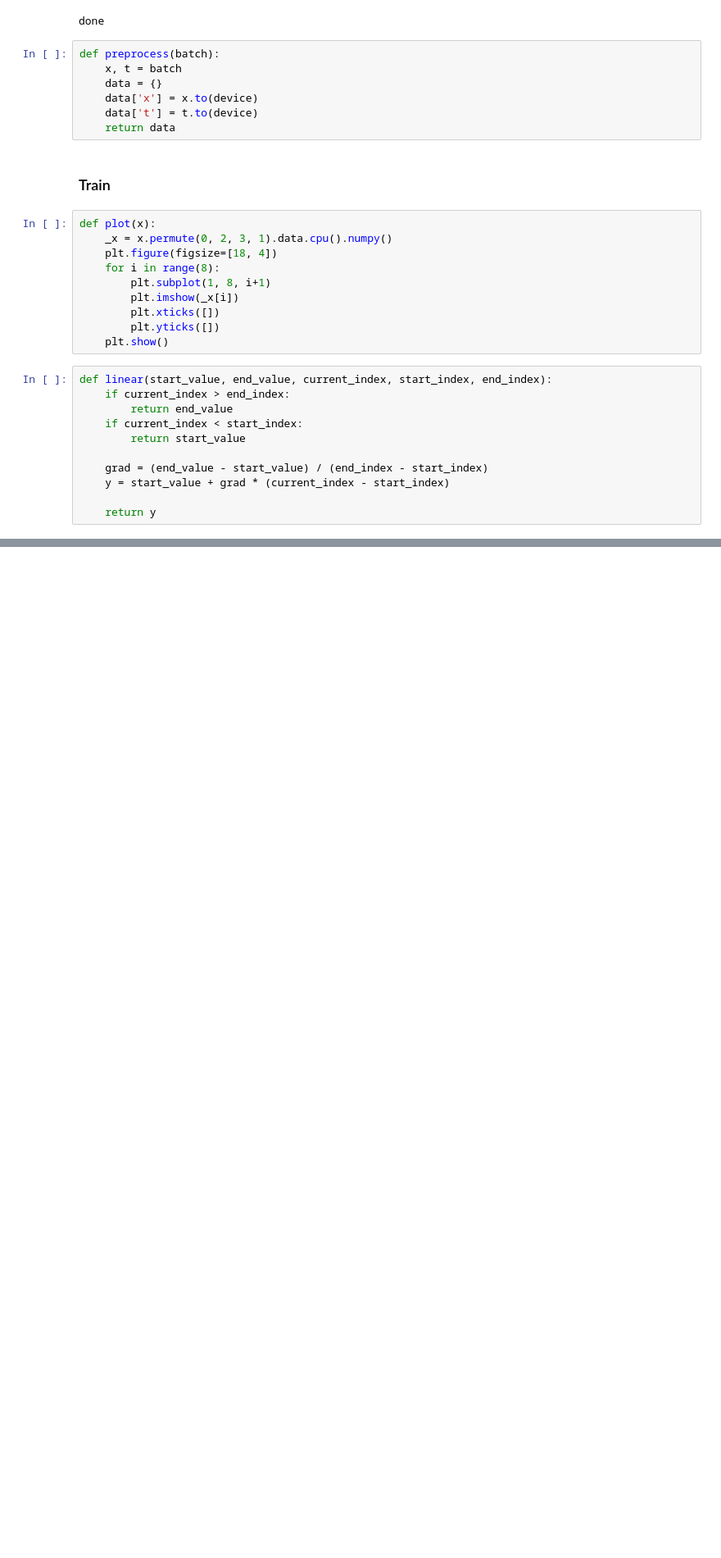
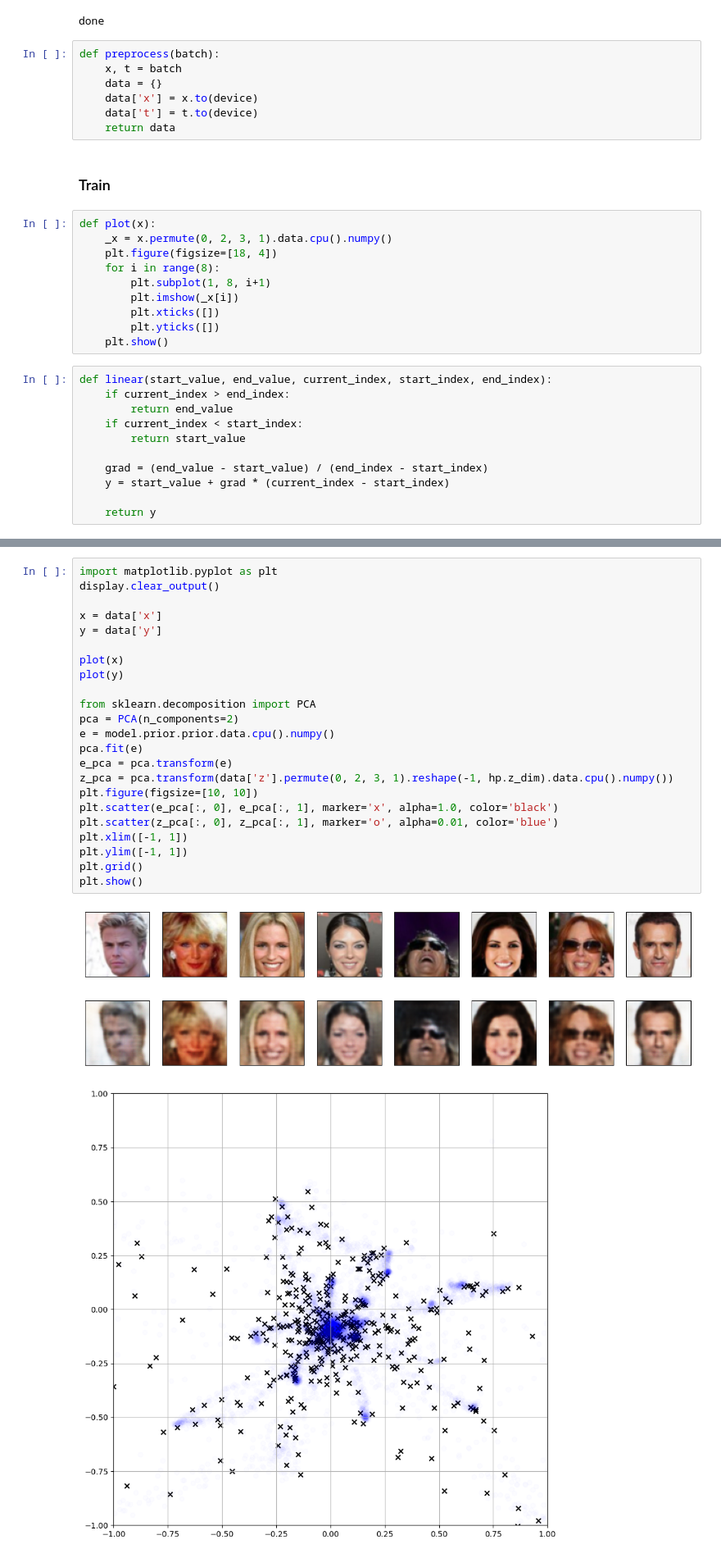
Before and after one commit to scpark20/lse, a Jupyter notebook: train_dalle/train01.28-1_1e-1.ipynb, the cells around one changed output, grey strips where cells are left out. Shown at 82% size. Saved outputs shown, nothing was run; the diff lists cells and outputs as text; blank space fills up the shorter version.

```diff
--- a/train_dalle/train01.28-1_1e-1.ipynb
+++ b/train_dalle/train01.28-1_1e-1.ipynb
@@ -276,0 +276,27 @@ print('done')
+# %%
+import matplotlib.pyplot as plt
+display.clear_output()
+
+x = data['x']
+y = data['y']
+
+plot(x)
+plot(y)
+
+from sklearn.decomposition import PCA
+pca = PCA(n_components=2)
+e = model.prior.prior.data.cpu().numpy()
+pca.fit(e)
+e_pca = pca.transform(e)
+z_pca = pca.transform(data['z'].permute(0, 2, 3, 1).reshape(-1, hp.z_dim).data.cpu().numpy())
+plt.figure(figsize=[10, 10])
+plt.scatter(e_pca[:, 0], e_pca[:, 1], marker='x', alpha=1.0, color='black')
+plt.scatter(z_pca[:, 0], z_pca[:, 1], marker='o', alpha=0.01, color='blue')
+plt.xlim([-1, 1])
+plt.ylim([-1, 1])
+plt.grid()
+plt.show()
+# %% [output]
+[figure, added]
+[figure, added]
+[figure, added]
```
Also changed, not shown: parts of 2 cells of this notebook, 2 other files.
